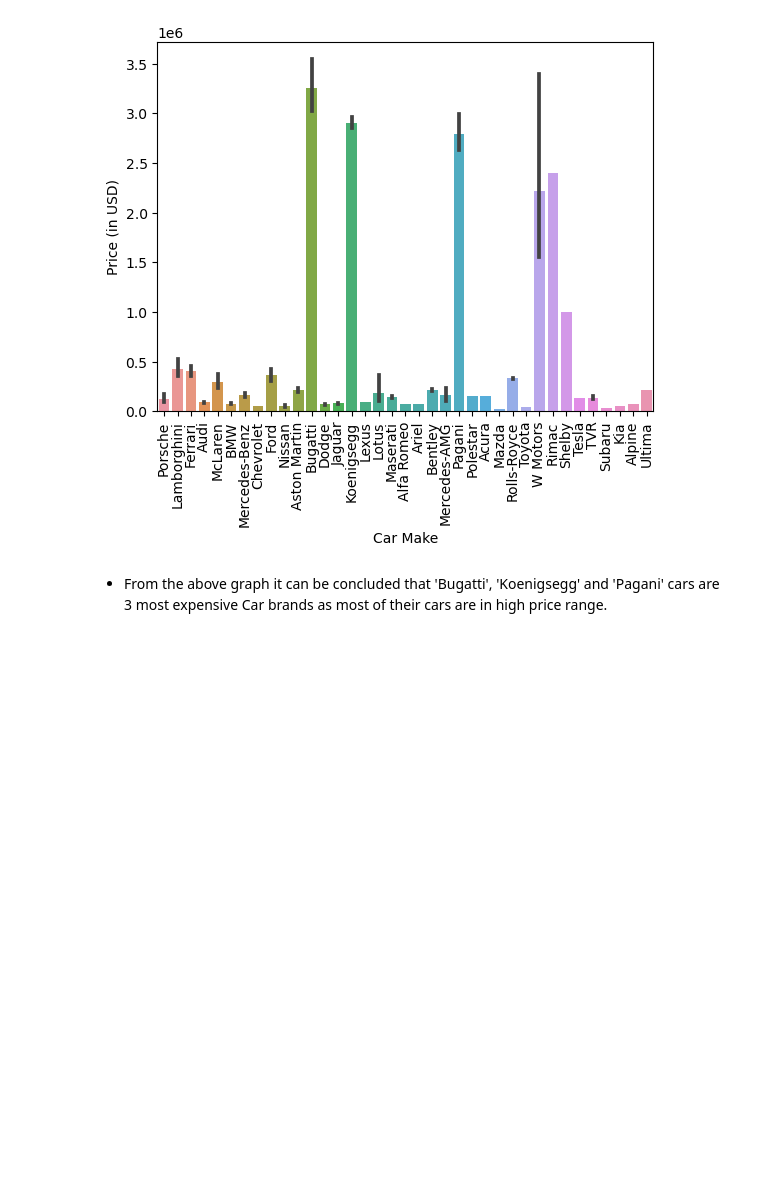
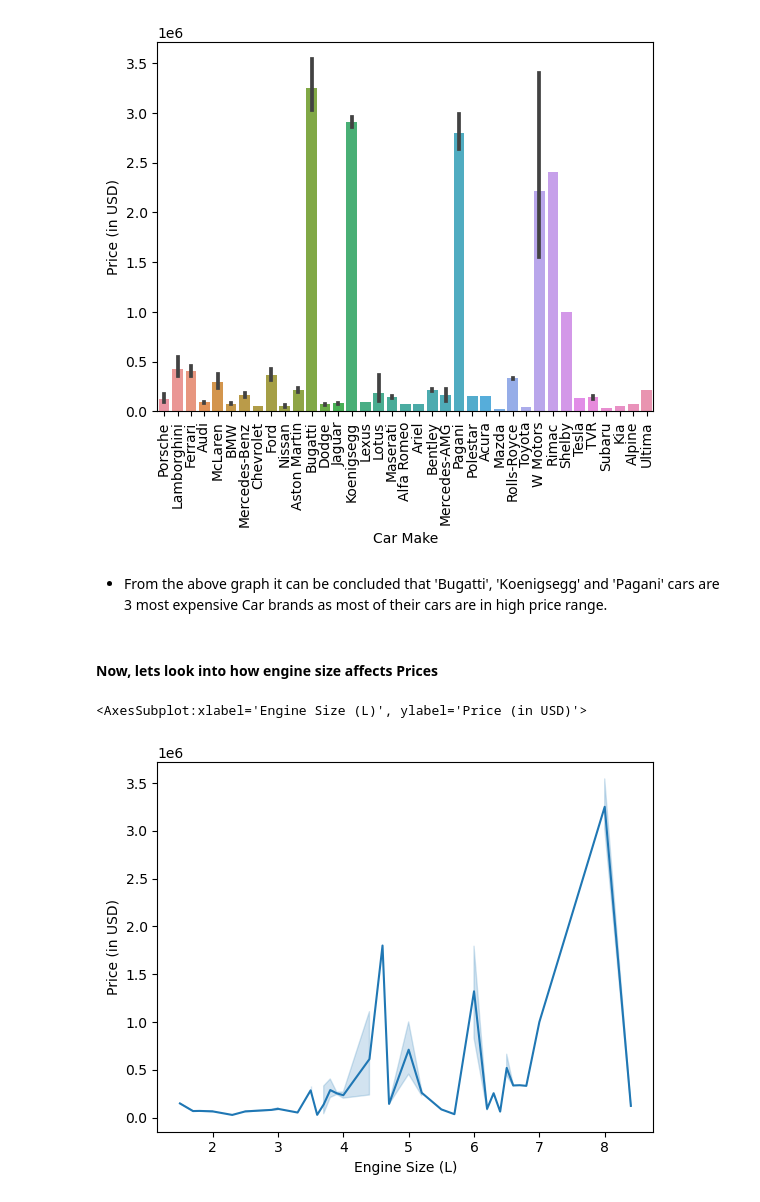
Before and after one commit to rajatmann/SportsCar-DataSet-Analysis-and-Price-Prediction, a Jupyter notebook: SportsCar EDA and Price Prediction.ipynb, the cells around one changed output. Drawn from its saved outputs; the diff is of its cells as text; code cells hidden in the pictures; blank space fills up the shorter version.

```diff
--- a/SportsCar EDA and Price Prediction.ipynb
+++ b/SportsCar EDA and Price Prediction.ipynb
@@ -553,3 +554,10 @@ plt.xticks(rotation=90)
 [figure]
 # %% [markdown]
 * From the above graph it can be concluded that 'Bugatti', 'Koenigsegg'  and 'Pagani' cars are 3 most expensive Car brands as most of their cars are in high price range.
+# %% [markdown]
+#### Now, lets look into how engine size affects Prices
+# %%
+sns.lineplot(data= sportscar, x = 'Engine Size (L)', y = 'Price (in USD)')
+# %% [output]
+<AxesSubplot:xlabel='Engine Size (L)', ylabel='Price (in USD)'>
+[figure, added]
```
Also changed, not shown: parts of 20 cells of this notebook.
